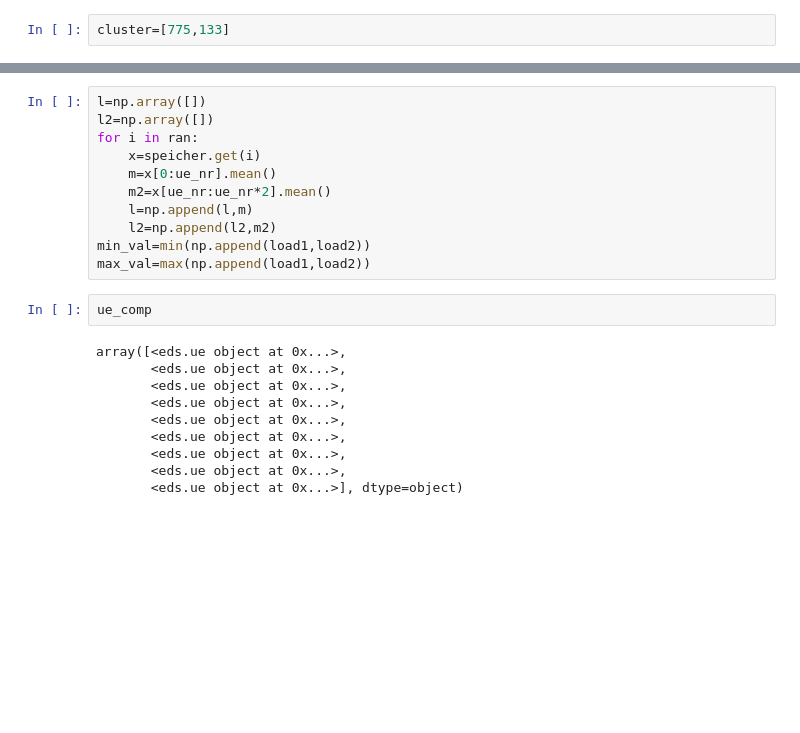
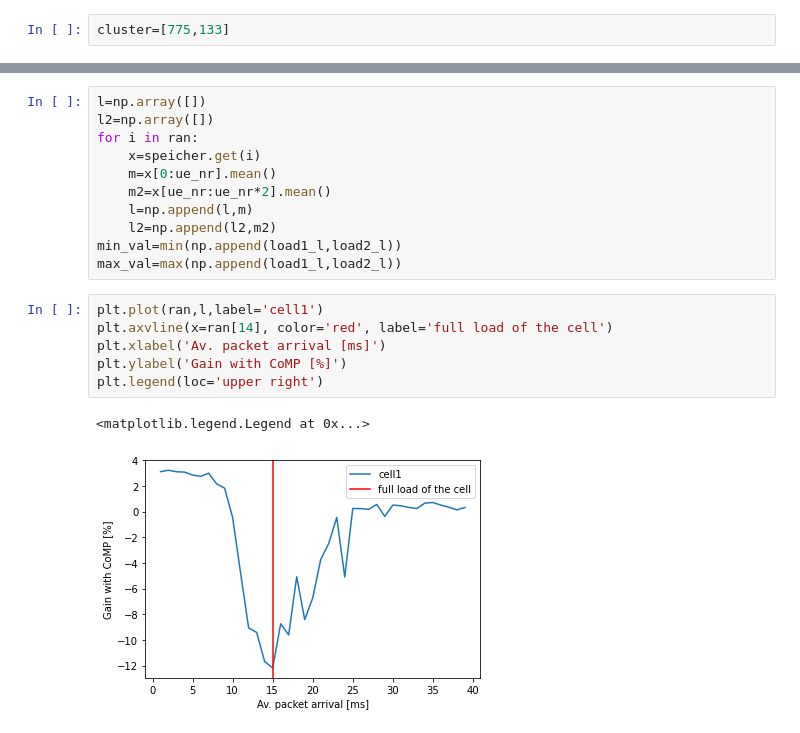
Before and after one commit to CarolineZoll/EDS, a Jupyter notebook: CoMP_RealData-Stoch.ipynb, the cells around one changed output, grey strips where cells are left out. Drawn from its saved outputs; the diff is of its cells as text; blank space fills up the shorter version.

```diff
--- a/CoMP_RealData-Stoch.ipynb
+++ b/CoMP_RealData-Stoch.ipynb
@@ -101,18 +131,15 @@ for i in ran:
     m2=x[ue_nr:ue_nr*2].mean()
     l=np.append(l,m)
     l2=np.append(l2,m2)
-min_val=min(np.append(load1,load2))
-max_val=max(np.append(load1,load2))
+min_val=min(np.append(load1_l,load2_l))
+max_val=max(np.append(load1_l,load2_l))
-# %%
-ue_comp
-# %% [output]
-array([<eds.ue object at 0x...>,
-       <eds.ue object at 0x...>,
-       <eds.ue object at 0x...>,
-       <eds.ue object at 0x...>,
-       <eds.ue object at 0x...>,
-       <eds.ue object at 0x...>,
-       <eds.ue object at 0x...>,
-       <eds.ue object at 0x...>,
-       <eds.ue object at 0x...>], dtype=object)
+# %%
+plt.plot(ran,l,label='cell1')
+plt.axvline(x=ran[14], color='red', label='full load of the cell')
+plt.xlabel('Av. packet arrival [ms]')
+plt.ylabel('Gain with CoMP [%]')
+plt.legend(loc='upper right')
+# %% [output]
+<matplotlib.legend.Legend at 0x...>
+[figure, added]
 # %%
```
Also changed, not shown: parts of 12 cells of this notebook, 3 other files.
